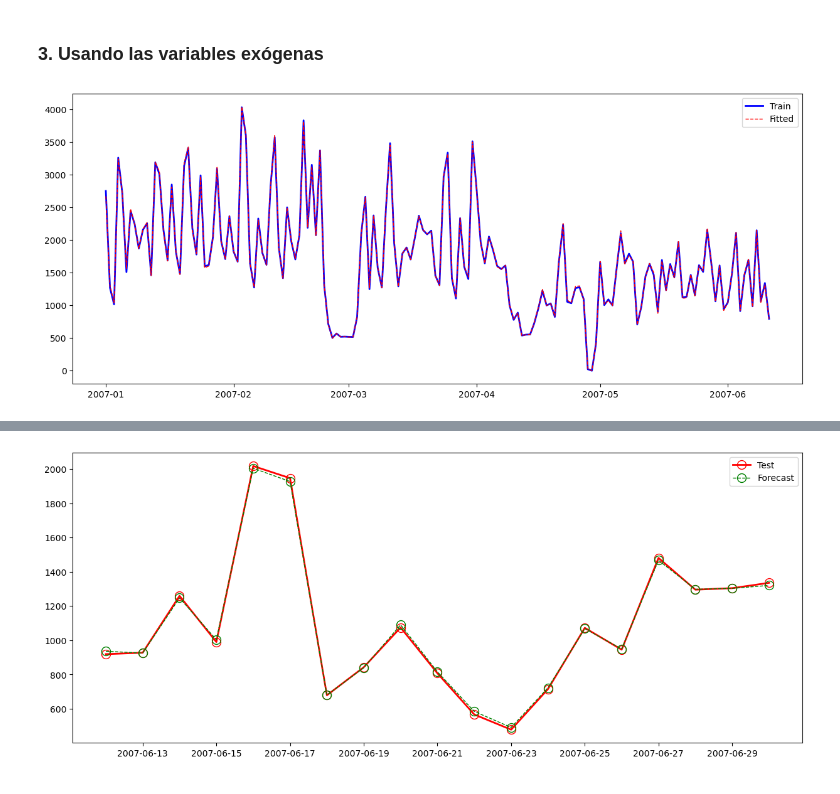
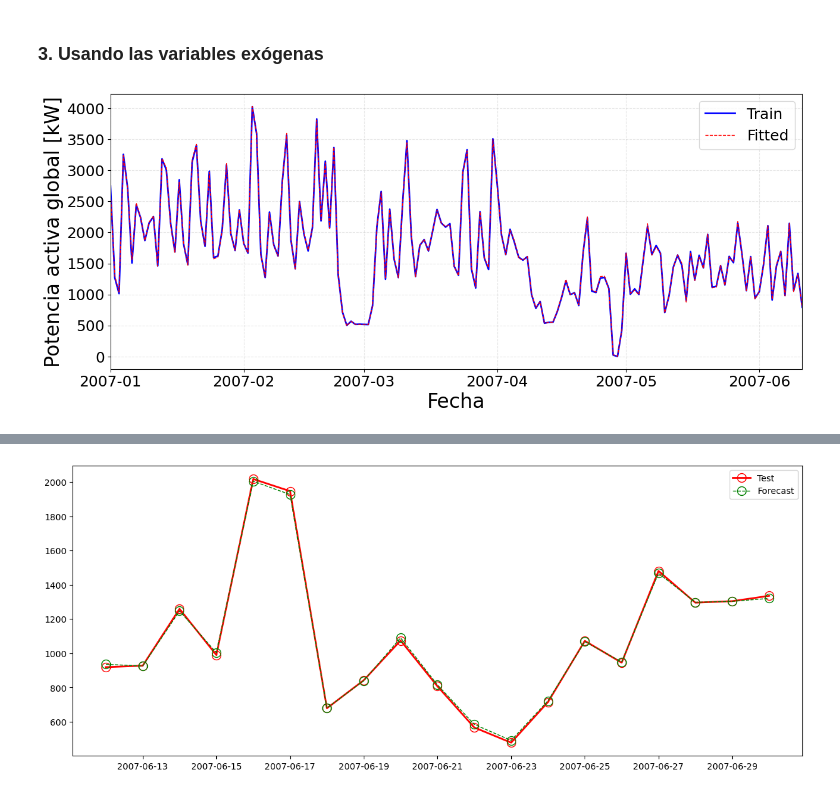
Before and after one commit to kevindmzapata/multivariate-statistics-course, a Jupyter notebook: PROYECTO_FINAL/main.ipynb, the cells around one changed output, grey strips where cells are left out. Saved outputs shown, nothing was run; the diff lists cells and outputs as text; code cells hidden in the pictures.

```diff
--- a/PROYECTO_FINAL/main.ipynb
+++ b/PROYECTO_FINAL/main.ipynb
@@ -77,0 +66,2 @@ plt.show()
+# %%
+f_size = 24
@@ -323,8 +434,15 @@ model_fit = model.fit()
 # %%
 plt.figure(figsize=(15, 6))
 plt.plot(train, color='blue', linewidth=2, label='Train')
 plt.plot(model_fit.fittedvalues, color='red', label='Fitted', linestyle='--', linewidth=1)
-plt.legend()
+plt.xlabel('Fecha', fontsize=f_size)
+plt.ylabel('Potencia activa global [kW]', fontsize=f_size)
+plt.xlim([train.index.min(), train.index.max()])
+plt.xticks(fontsize=18)
+plt.yticks(fontsize=18)
+plt.legend(fontsize=18)
+plt.grid(alpha=0.3, linestyle='--')
+plt.savefig('fig_4(a).png', bbox_inches='tight', pad_inches=0.2)
 plt.show()
 # %% [output]
-[figure, old version]
+[figure, new version]
```
Also changed, not shown: parts of 25 cells of this notebook.
